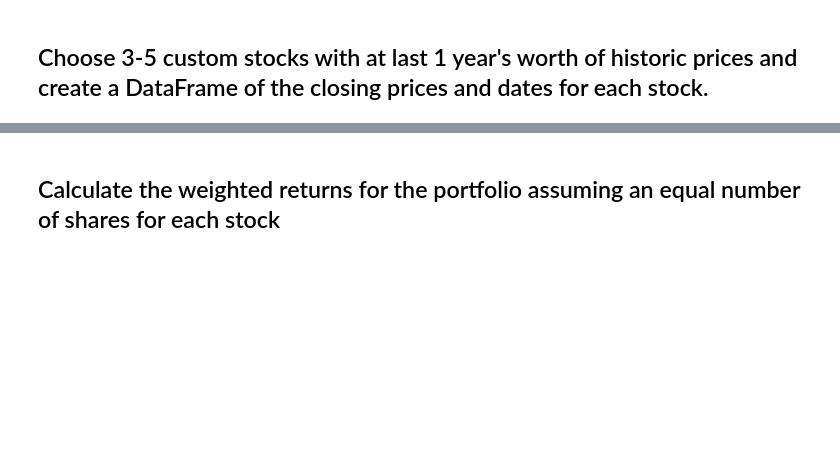
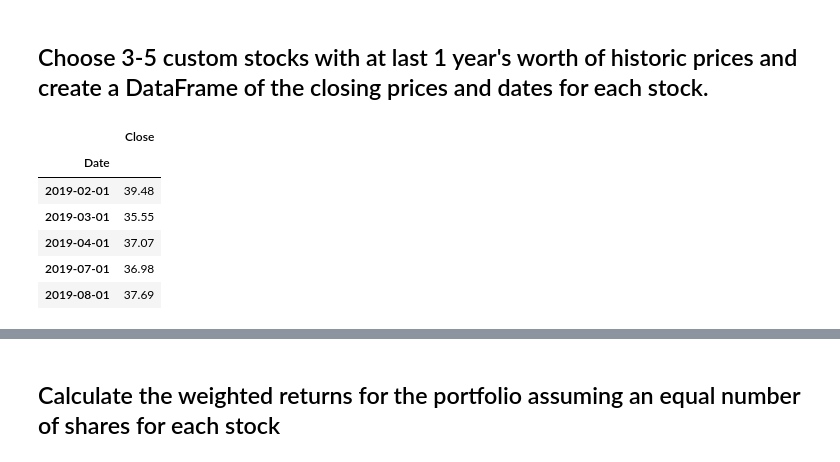
Before and after one commit to nagpalmanpreet/whale-analysis, a Jupyter notebook: whale_analysis.ipynb, the cells around one changed output, grey strips where cells are left out. Cells and saved outputs as stored; diff of their text form; code cells hidden in the pictures; blank space fills up the shorter version.

```diff
--- a/whale_analysis.ipynb
+++ b/whale_analysis.ipynb
@@ -370,0 +365,16 @@ In this section, you will build your own portfolio of stocks, calculate the retu
+# %%
+# Reading data from 1st stock
+
+sheet_id = '1hX8G2OAiRaBsA1BVVP5mefxSW5Yo_Rkwra2ZJHIMVYM'
+sheet_name = 'Apple'
+url = f"https://docs.google.com/spreadsheets/d/{sheet_id}/gviz/tq?tqx=out:csv&sheet={sheet_name}"
+apple_df = pd.read_csv(url,index_col="Date", infer_datetime_format=True, parse_dates=True)
+apple_df.head()
+# %% [output]
+|  | Close |
+| Date |  |
+| 2019-02-01 | 39.48 |
+| 2019-03-01 | 35.55 |
+| 2019-04-01 | 37.07 |
+| 2019-07-01 | 36.98 |
+| 2019-08-01 | 37.69 |
```
Also changed, not shown: parts of 8 cells of this notebook.
